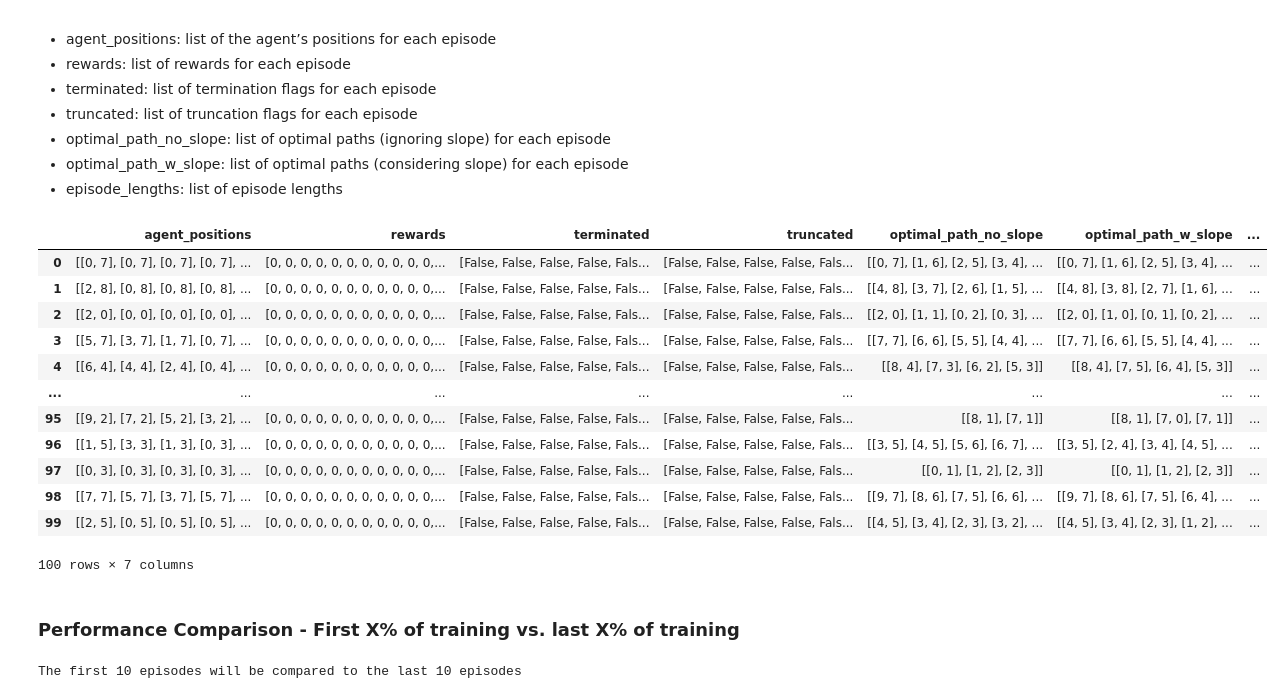
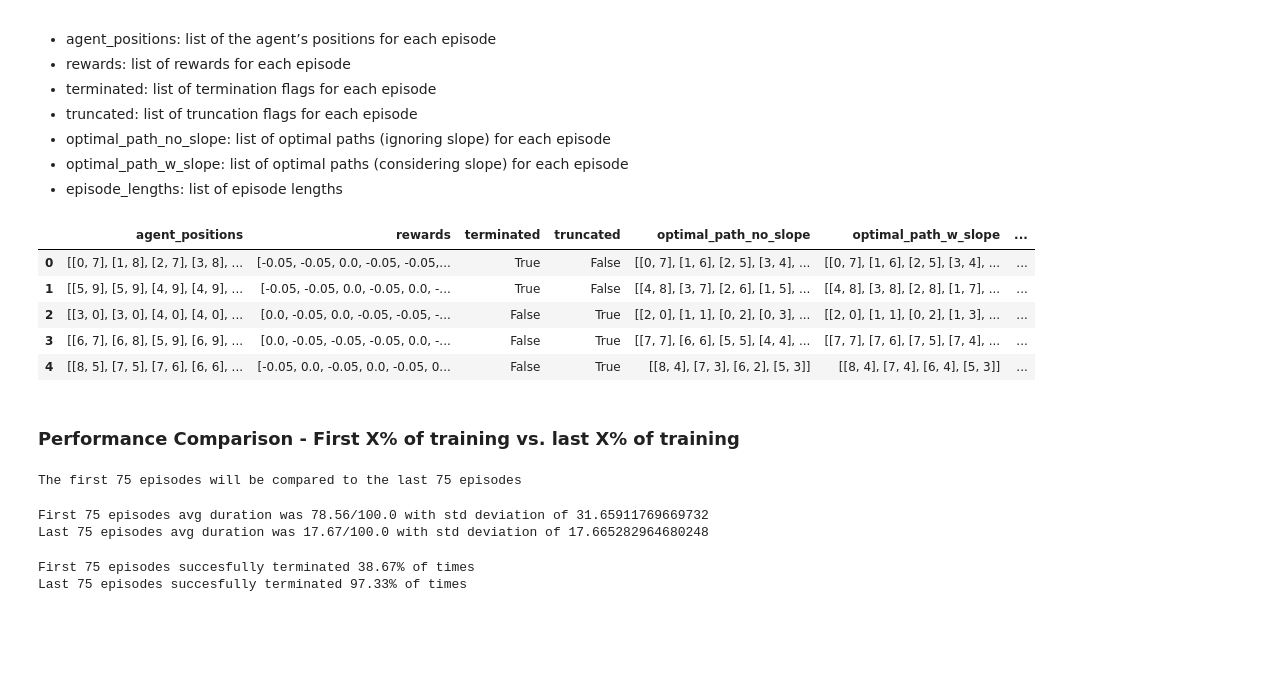
Before and after one commit to GianM0027/Rover-Trajectory-Finder, a Jupyter notebook: training_results.ipynb, the cells around one changed output. Cells and saved outputs as stored; diff of their text form; code cells hidden in the pictures; blank space fills up the shorter version.

```diff
--- a/training_results.ipynb
+++ b/training_results.ipynb
@@ -37,39 +114,33 @@ For each episode (row), this dataset includes:
 - optimal_path_w_slope: list of optimal paths (considering slope) for each episode
 - episode_lengths: list of episode lengths
 # %%
-display(info_per_episode)
+info_per_episode.head()
 # %% [output]
 |  | agent_positions | rewards | terminated | truncated | optimal_path_no_slope | optimal_path_w_slope | ... |
-| 0 | [[0, 7], [0, 7], [0, 7], [0, 7], ... | [0, 0, 0, 0, 0, 0, 0, 0, 0, 0, 0,... | [False, False, False, False, Fals... | [False, False, False, False, Fals... | [[0, 7], [1, 6], [2, 5], [3, 4], ... | [[0, 7], [1, 6], [2, 5], [3, 4], ... | ... |
-| 1 | [[2, 8], [0, 8], [0, 8], [0, 8], ... | [0, 0, 0, 0, 0, 0, 0, 0, 0, 0, 0,... | [False, False, False, False, Fals... | [False, False, False, False, Fals... | [[4, 8], [3, 7], [2, 6], [1, 5], ... | [[4, 8], [3, 8], [2, 7], [1, 6], ... | ... |
-| 2 | [[2, 0], [0, 0], [0, 0], [0, 0], ... | [0, 0, 0, 0, 0, 0, 0, 0, 0, 0, 0,... | [False, False, False, False, Fals... | [False, False, False, False, Fals... | [[2, 0], [1, 1], [0, 2], [0, 3], ... | [[2, 0], [1, 0], [0, 1], [0, 2], ... | ... |
-| 3 | [[5, 7], [3, 7], [1, 7], [0, 7], ... | [0, 0, 0, 0, 0, 0, 0, 0, 0, 0, 0,... | [False, False, False, False, Fals... | [False, False, False, False, Fals... | [[7, 7], [6, 6], [5, 5], [4, 4], ... | [[7, 7], [6, 6], [5, 5], [4, 4], ... | ... |
-| 4 | [[6, 4], [4, 4], [2, 4], [0, 4], ... | [0, 0, 0, 0, 0, 0, 0, 0, 0, 0, 0,... | [False, False, False, False, Fals... | [False, False, False, False, Fals... | [[8, 4], [7, 3], [6, 2], [5, 3]] | [[8, 4], [7, 5], [6, 4], [5, 3]] | ... |
-| ... | ... | ... | ... | ... | ... | ... | ... |
-| 95 | [[9, 2], [7, 2], [5, 2], [3, 2], ... | [0, 0, 0, 0, 0, 0, 0, 0, 0, 0, 0,... | [False, False, False, False, Fals... | [False, False, False, False, Fals... | [[8, 1], [7, 1]] | [[8, 1], [7, 0], [7, 1]] | ... |
-| 96 | [[1, 5], [3, 3], [1, 3], [0, 3], ... | [0, 0, 0, 0, 0, 0, 0, 0, 0, 0, 0,... | [False, False, False, False, Fals... | [False, False, False, False, Fals... | [[3, 5], [4, 5], [5, 6], [6, 7], ... | [[3, 5], [2, 4], [3, 4], [4, 5], ... | ... |
-| 97 | [[0, 3], [0, 3], [0, 3], [0, 3], ... | [0, 0, 0, 0, 0, 0, 0, 0, 0, 0, 0,... | [False, False, False, False, Fals... | [False, False, False, False, Fals... | [[0, 1], [1, 2], [2, 3]] | [[0, 1], [1, 2], [2, 3]] | ... |
-| 98 | [[7, 7], [5, 7], [3, 7], [5, 7], ... | [0, 0, 0, 0, 0, 0, 0, 0, 0, 0, 0,... | [False, False, False, False, Fals... | [False, False, False, False, Fals... | [[9, 7], [8, 6], [7, 5], [6, 6], ... | [[9, 7], [8, 6], [7, 5], [6, 4], ... | ... |
-| 99 | [[2, 5], [0, 5], [0, 5], [0, 5], ... | [0, 0, 0, 0, 0, 0, 0, 0, 0, 0, 0,... | [False, False, False, False, Fals... | [False, False, False, False, Fals... | [[4, 5], [3, 4], [2, 3], [3, 2], ... | [[4, 5], [3, 4], [2, 3], [1, 2], ... | ... |
+| 0 | [[0, 7], [1, 8], [2, 7], [3, 8], ... | [-0.05, -0.05, 0.0, -0.05, -0.05,... | True | False | [[0, 7], [1, 6], [2, 5], [3, 4], ... | [[0, 7], [1, 6], [2, 5], [3, 4], ... | ... |
+| 1 | [[5, 9], [5, 9], [4, 9], [4, 9], ... | [-0.05, -0.05, 0.0, -0.05, 0.0, -... | True | False | [[4, 8], [3, 7], [2, 6], [1, 5], ... | [[4, 8], [3, 8], [2, 8], [1, 7], ... | ... |
+| 2 | [[3, 0], [3, 0], [4, 0], [4, 0], ... | [0.0, -0.05, 0.0, -0.05, -0.05, -... | False | True | [[2, 0], [1, 1], [0, 2], [0, 3], ... | [[2, 0], [1, 1], [0, 2], [1, 3], ... | ... |
+| 3 | [[6, 7], [6, 8], [5, 9], [6, 9], ... | [0.0, -0.05, -0.05, -0.05, 0.0, -... | False | True | [[7, 7], [6, 6], [5, 5], [4, 4], ... | [[7, 7], [7, 6], [7, 5], [7, 4], ... | ... |
+| 4 | [[8, 5], [7, 5], [7, 6], [6, 6], ... | [-0.05, 0.0, -0.05, 0.0, -0.05, 0... | False | True | [[8, 4], [7, 3], [6, 2], [5, 3]] | [[8, 4], [7, 4], [6, 4], [5, 3]] | ... |
-100 rows × 7 columns
 # %% [markdown]
 ### Performance Comparison - First X% of training vs. last X% of training
 # %%
-x = 0.1      # this is the percentage of episodes to consider at the beginning and end of training
+x = 0.001      # this is the percentage of episodes to consider at the beginning and end of training
 
 n_rows_to_consider = int(len(info_per_episode) * x)
 print(f"The first {n_rows_to_consider} episodes will be compared to the last {n_rows_to_consider} episodes")
 
 first_episodes = info_per_episode.iloc[:n_rows_to_consider, :]
-last_episodes = info_per_episode.iloc[n_rows_to_consider:, :]
+last_episodes = info_per_episode.iloc[-n_rows_to_consider:, :]
 # %% [output]
-The first 10 episodes will be compared to the last 10 episodes
+The first 75 episodes will be compared to the last 75 episodes
 # %%
-# todo: comparazione lunghezza di first_episodes VS last_episodes
 compare_episode_lengths(first_episodes["episode_length"], last_episodes["episode_length"])
-
-# todo: comparazione quanto ci si avvicina agli optimal path in first_episodes VS last_episodes
-compare_rl_path_to_optimal_path(first_episodes["optimal_path_no_slope"], last_episodes["optimal_path_no_slope"])
-compare_rl_path_to_optimal_path(first_episodes["optimal_path_w_slope"], last_episodes["optimal_path_w_slope"])
-
-# todo: altre statistiche(???)
+# %% [output]
+First 75 episodes avg duration was 78.56/100.0 with std deviation of 31.65911769669732
+Last 75 episodes avg duration was 17.67/100.0 with std deviation of 17.665282964680248
+# %%
+compare_completition_ratio(first_episodes["terminated"], last_episodes["terminated"])
+# %% [output]
+First 75 episodes succesfully terminated 38.67% of times
+Last 75 episodes succesfully terminated 97.33% of times
```
Also changed, not shown: parts of 6 cells of this notebook, 7 other files.
